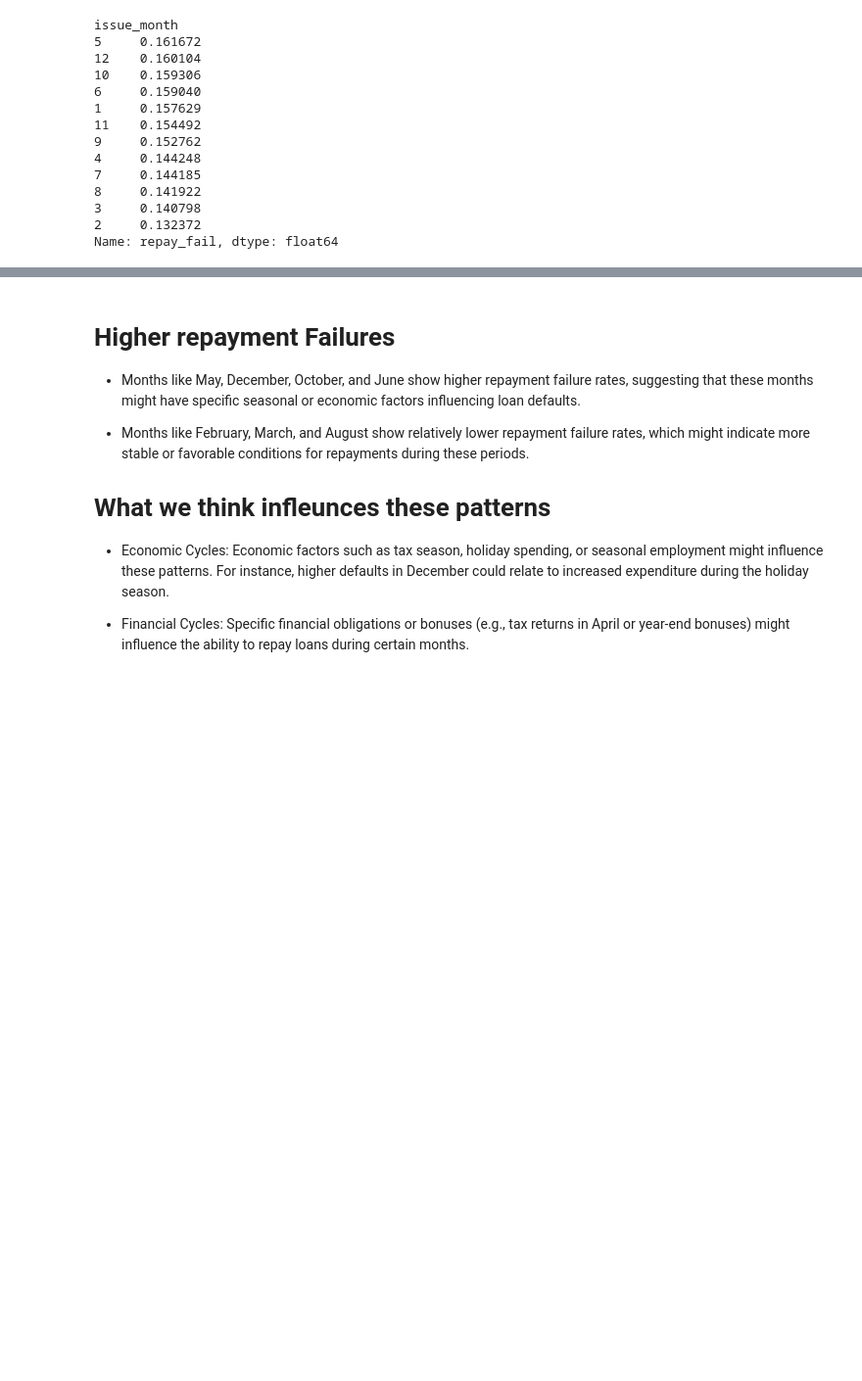
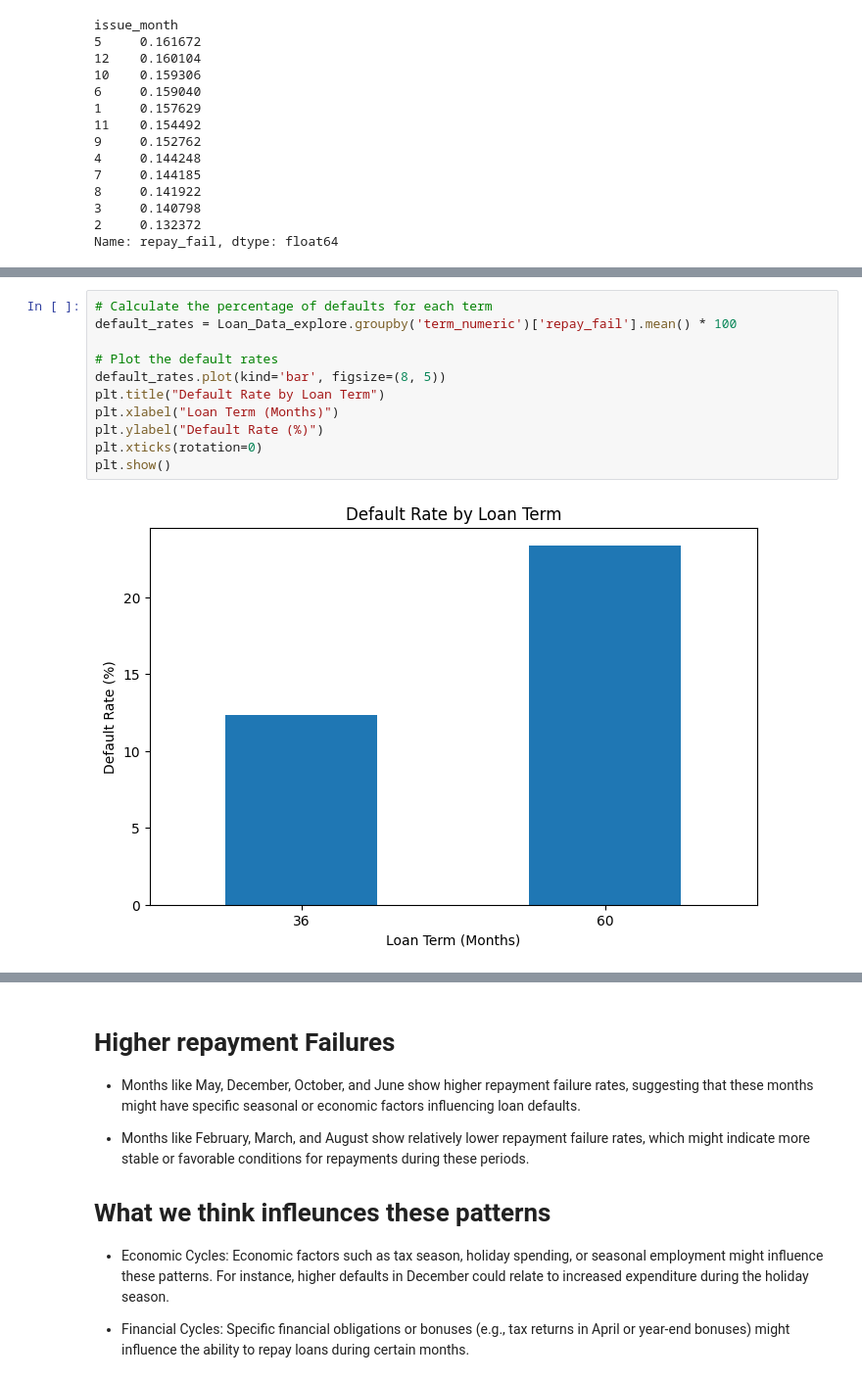
Before and after one commit to jyounes23/LoanDefaultPredictor, a Jupyter notebook: finalProject copy.ipynb, the cells around one changed output, grey strips where cells are left out. Shown at 98% size. Saved outputs shown, nothing was run; the diff lists cells and outputs as text; blank space fills up the shorter version.

```diff
--- a/finalProject copy.ipynb
+++ b/finalProject copy.ipynb
@@ -566,0 +596,13 @@ Name: repay_fail, dtype: float64
+# %%
+# Calculate the percentage of defaults for each term
+default_rates = Loan_Data_explore.groupby('term_numeric')['repay_fail'].mean() * 100
+
+# Plot the default rates
+default_rates.plot(kind='bar', figsize=(8, 5))
+plt.title("Default Rate by Loan Term")
+plt.xlabel("Loan Term (Months)")
+plt.ylabel("Default Rate (%)")
+plt.xticks(rotation=0)
+plt.show()
+# %% [output]
+[figure, added]
```
Also changed, not shown: parts of 9 cells of this notebook.
